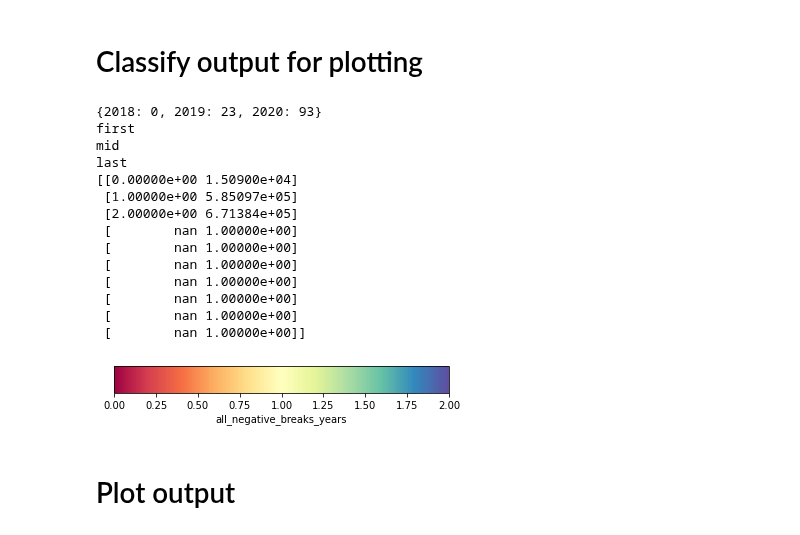
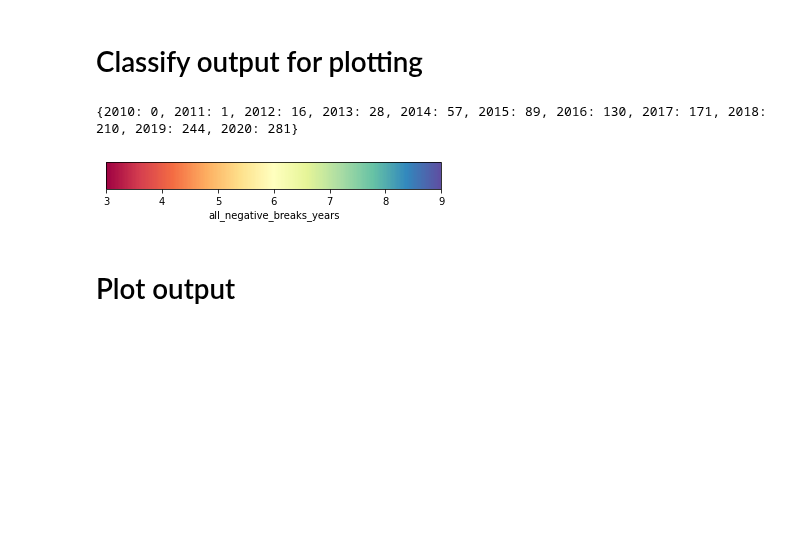
Before and after one commit to DerekvdVen/bfastmonitor_GPU_SEPAL, a Jupyter notebook: dven/bfast_from_sepal-OOP.ipynb, the cells around one changed output. Drawn from its saved outputs; the diff is of its cells as text; code cells hidden in the pictures; blank space fills up the shorter version.

```diff
--- a/dven/bfast_from_sepal-OOP.ipynb
+++ b/dven/bfast_from_sepal-OOP.ipynb
@@ -465,58 +369,10 @@ array([datetime.datetime(2018, 9, 18, 0, 0),
 # %% [markdown]
 # Classify output for plotting
-# %%
-idx_starts = {}
-
-# this gives the index of all the data points in the year and after
-for year in range(start_monitor.year,end_monitor.year+1):
-    idx_starts[year] = np.argmax((dates_array >= datetime(year, 1, 1)) > False)
-print(idx_starts)
-
-breaks_plot_years = copy.deepcopy(breaks_plot)
-
-#classifying for plotting
-ticklist=[]
-for idx, year in enumerate(idx_starts):
-    ticklist.append(str(year))
-
-    # if we're at the last year
-    if idx == len(idx_starts)-1:
-        breaks_plot_years[np.where(idx_starts[year] < breaks_plot)] = len(idx_starts)-1
-        print("last")
-        continue
-
-    # if we're at the first year
-    if idx == 0:
-        breaks_plot_years[breaks_plot <= idx_starts[year+1]] = 0
-        print("first")
-        continue
-
-    # all other years in between
-    breaks_plot_years[np.where(np.logical_and(idx_starts[year] < breaks_plot, breaks_plot <= idx_starts[year+1]))] = idx
-    print("mid")
-
-
-save_plot(breaks_plot_years, output_dir, save_name = "all_negative_breaks_years")
-
-#breaks_plot_years = normalize(breaks_plot_years.astype('float'))
-#breaks_plot_years = (breaks_plot_years*255)
-unique, counts = np.unique(breaks_plot_years, return_counts=True)
-print(np.asarray((unique, counts)).T[0:10])
-# %% [output]
-{2018: 0, 2019: 23, 2020: 93}
-first
-mid
-last
-[[0.00000e+00 1.50900e+04]
- [1.00000e+00 5.85097e+05]
- [2.00000e+00 6.71384e+05]
- [        nan 1.00000e+00]
- [        nan 1.00000e+00]
- [        nan 1.00000e+00]
- [        nan 1.00000e+00]
- [        nan 1.00000e+00]
- [        nan 1.00000e+00]
- [        nan 1.00000e+00]]
-[figure, removed]
+# %%
+breaks_plot_years, idx_starts = classify_output(start_monitor,end_monitor,breaks_plot,dates_array)
+save_plot(breaks_plot_years, output_dir, save_name = "all_negative_breaks_years")
+# %% [output]
+{2010: 0, 2011: 1, 2012: 16, 2013: 28, 2014: 57, 2015: 89, 2016: 130, 2017: 171, 2018: 210, 2019: 244, 2020: 281}
+[figure, added]
 # %% [markdown]
 # Plot output
```
Also changed, not shown: parts of 25 cells of this notebook, 4 other files.
